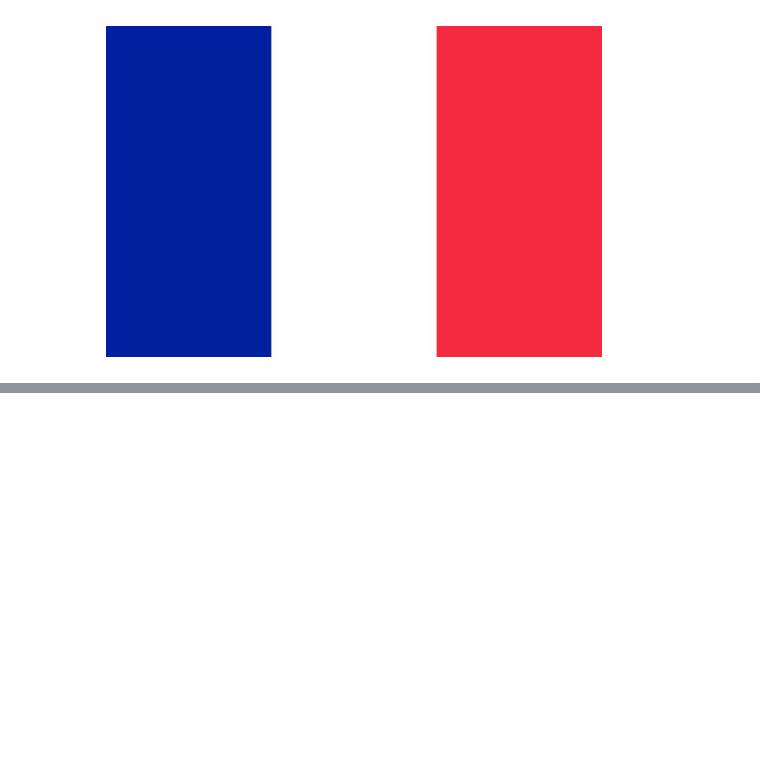
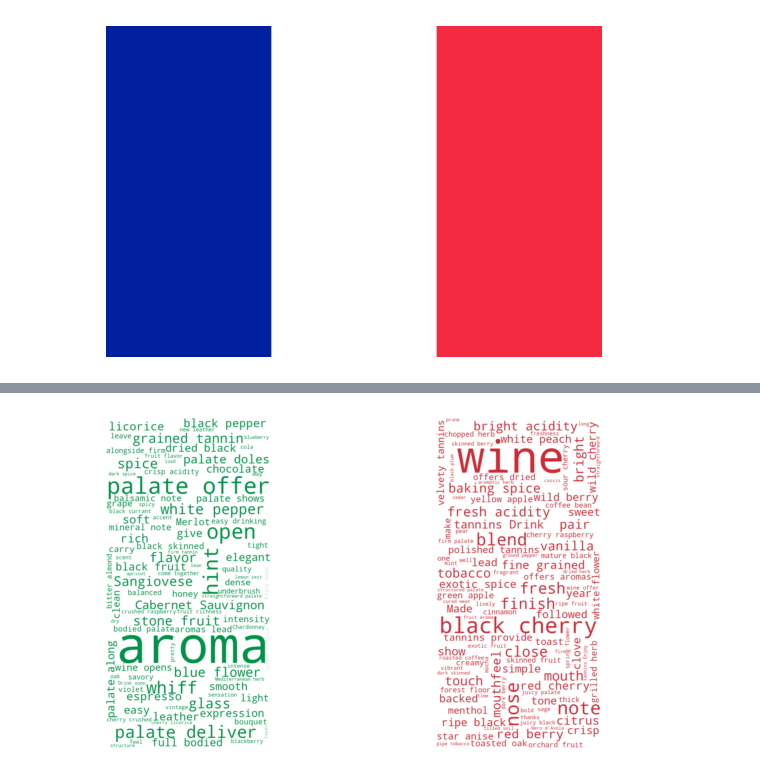
Before and after one commit to system-rowb/Data-Portfolio, a Jupyter notebook: Visualization/Wordcloud/Generating_wordclouds_in_python.ipynb, the cells around one changed output, grey strips where cells are left out. Cells and saved outputs as stored; diff of their text form; code cells hidden in the pictures; blank space fills up the shorter version.

```diff
--- a/Visualization/Wordcloud/Generating_wordclouds_in_python.ipynb
+++ b/Visualization/Wordcloud/Generating_wordclouds_in_python.ipynb
@@ -322,0 +340,8 @@ plt.axis("off")
+# %%
+# Use the italy mask for the wordcloud
+italy_colors = ImageColorGenerator(italy_mask)                                          # Generate the colors based on the `italy_mask`
+plt.imshow(wordcloud_italy.recolor(color_func=italy_colors), interpolation="bilinear")  # Show the recolored wordcloud
+plt.axis("off")                                                                         # Turn-off the axis
+plt.show()                                                                              # Show the image
+# %% [output]
+[figure, added]
```
Also changed, not shown: parts of 20 cells of this notebook, 3 other files.
